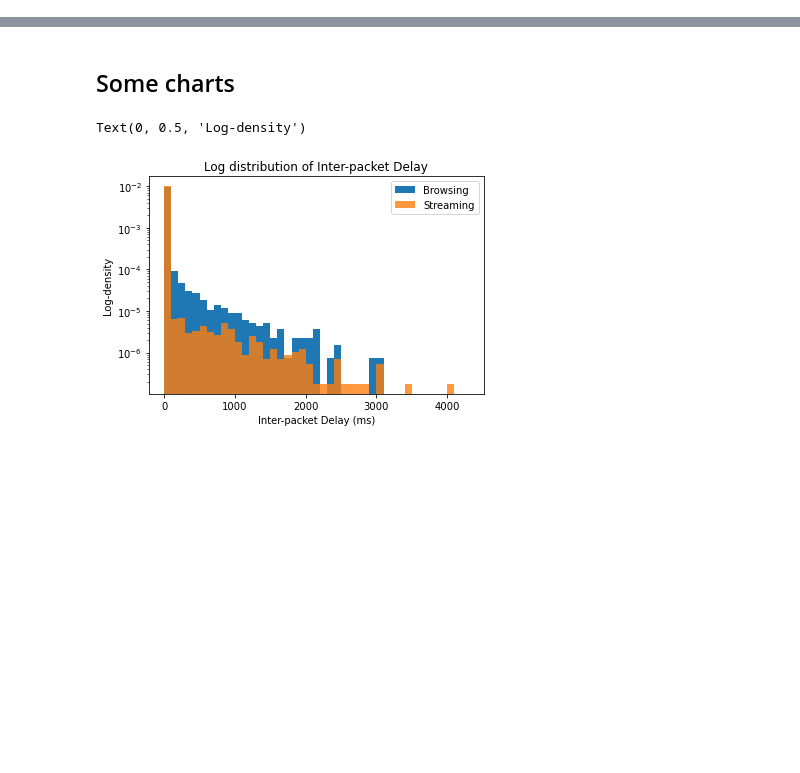
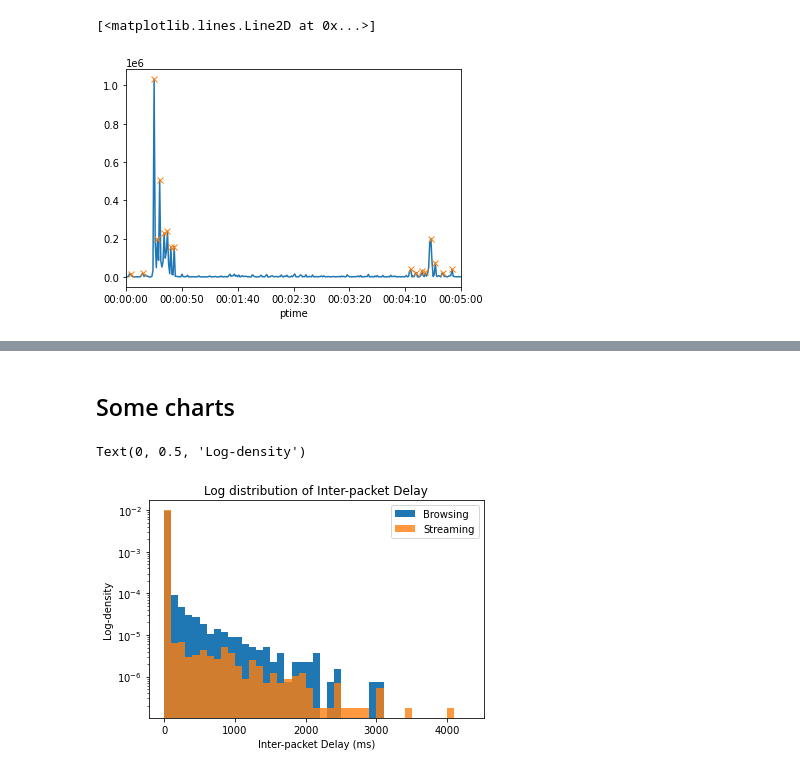
Before and after one commit to parkeraddison/flowpic-replication, a Jupyter notebook: notebooks/4_feature-exploration.ipynb, the cells around one changed output, grey strips where cells are left out. Drawn from its saved outputs; the diff is of its cells as text; code cells hidden in the pictures; blank space fills up the shorter version.

Commit message:
Add peaks (signal feautre woot!) to features.

```diff
--- a/notebooks/4_feature-exploration.ipynb
+++ b/notebooks/4_feature-exploration.ipynb
@@ -10,0 +22,12 @@ import matplotlib.pyplot as plt
+# %%
+def threshold(ser):
+    return ser.mean()
+# %%
+bresamp = b.set_index('ptime').resample('1s').psize.sum()
+# threshold = (bresamp.max() - bresamp.min()) / 8
+peaks, props = scipy.signal.find_peaks(bresamp, height=threshold(bresamp))
+bresamp.plot()
+plt.plot(bresamp.index[peaks], bresamp.iloc[peaks], 'x')
+# %% [output]
+[<matplotlib.lines.Line2D at 0x...>]
+[figure, added]
```
Also changed, not shown: parts of 9 cells of this notebook, 4 other files.
